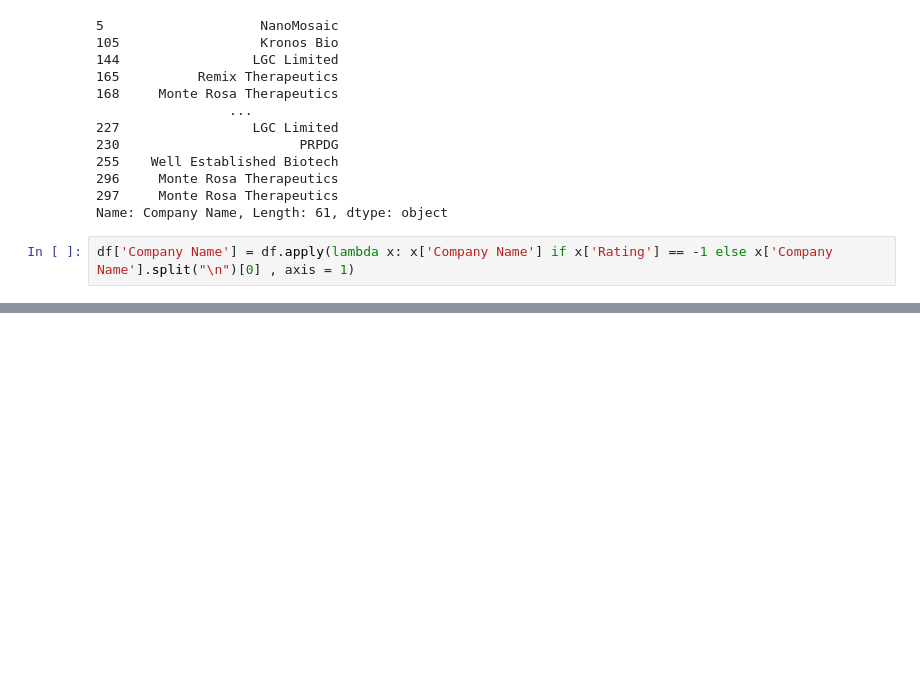
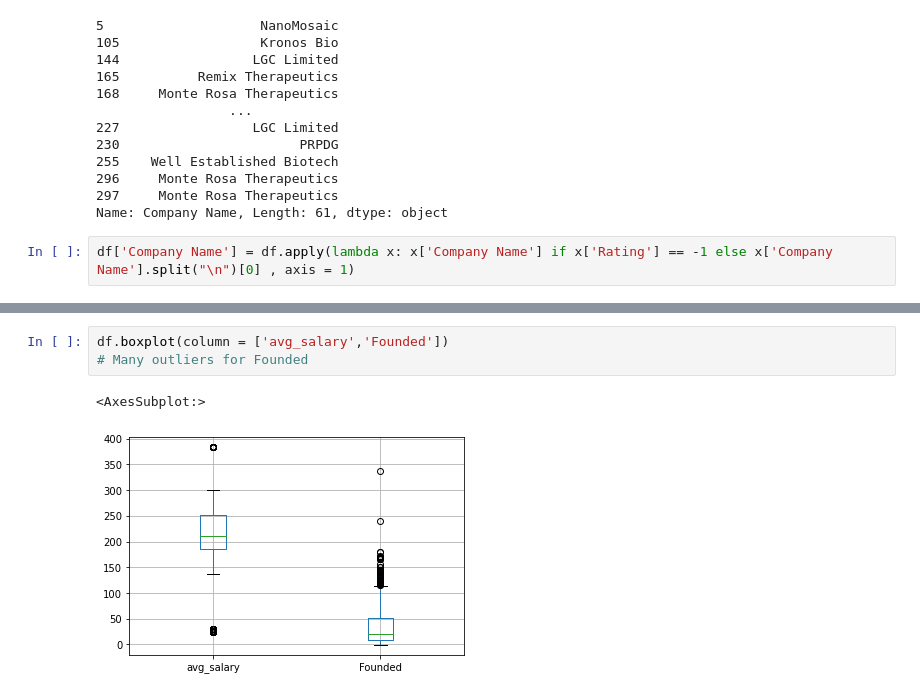
Before and after one commit to Navid-Ar/Data-Related-Jobs, a Jupyter notebook: DS_project.ipynb, the cells around one changed output, grey strips where cells are left out. Saved outputs shown, nothing was run; the diff lists cells and outputs as text; blank space fills up the shorter version.

```diff
--- a/DS_project.ipynb
+++ b/DS_project.ipynb
@@ -161,0 +248,6 @@ df.head()
+# %%
+df.boxplot(column = ['avg_salary','Founded'])
+# Many outliers for Founded
+# %% [output]
+<AxesSubplot:>
+[figure, added]
```
Also changed, not shown: parts of 33 cells of this notebook, 1 other file.
